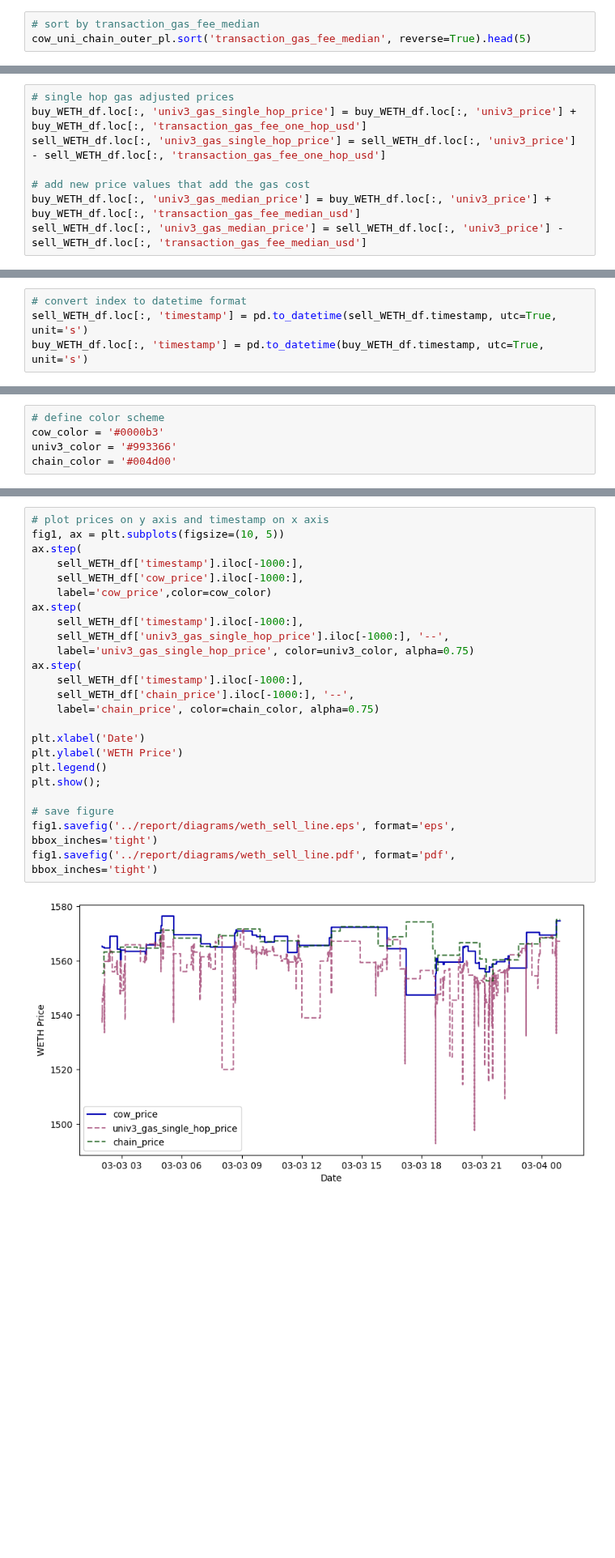
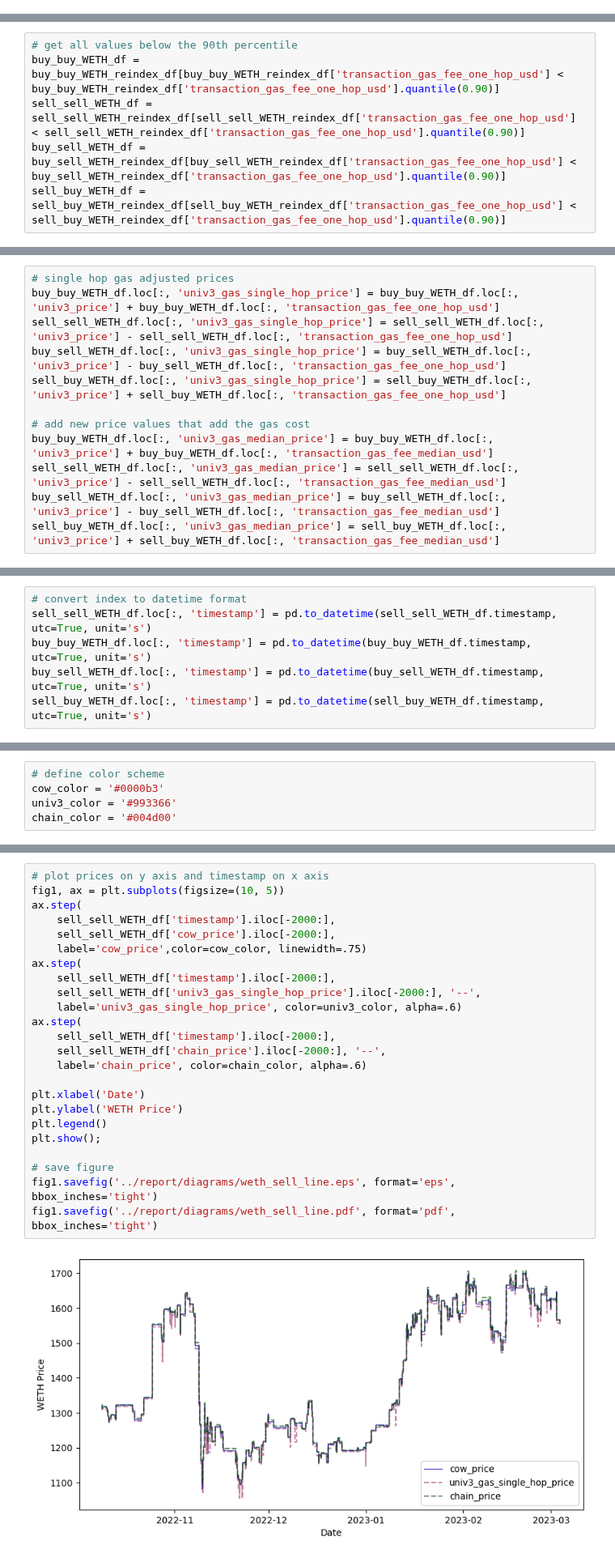
Before and after one commit to mohammed7s/Feedlot, a Jupyter notebook: pipeline/data_analysis.ipynb, the cells around one changed output, grey strips where cells are left out. Shown at 81% size. Drawn from its saved outputs; the diff is of its cells as text; blank space fills up the shorter version.

```diff
--- a/pipeline/data_analysis.ipynb
+++ b/pipeline/data_analysis.ipynb
@@ -38,6 +38,3 @@ cow_uni_chain_outer_pl.columns
  'swaps_amountOut_amountIn_ratio',
  'prices_assetPair_id',
  'prices_price']
-# %%
-# sort by transaction_gas_fee_median
-cow_uni_chain_outer_pl.sort('transaction_gas_fee_median', reverse=True).head(5)
@@ -138,0 +143,6 @@ print(sell_WETH_df.shape)
+# %%
+# get all values below the 90th percentile
+buy_buy_WETH_df = buy_buy_WETH_reindex_df[buy_buy_WETH_reindex_df['transaction_gas_fee_one_hop_usd'] < buy_buy_WETH_reindex_df['transaction_gas_fee_one_hop_usd'].quantile(0.90)]
+sell_sell_WETH_df = sell_sell_WETH_reindex_df[sell_sell_WETH_reindex_df['transaction_gas_fee_one_hop_usd'] < sell_sell_WETH_reindex_df['transaction_gas_fee_one_hop_usd'].quantile(0.90)]
+buy_sell_WETH_df = buy_sell_WETH_reindex_df[buy_sell_WETH_reindex_df['transaction_gas_fee_one_hop_usd'] < buy_sell_WETH_reindex_df['transaction_gas_fee_one_hop_usd'].quantile(0.90)]
+sell_buy_WETH_df = sell_buy_WETH_reindex_df[sell_buy_WETH_reindex_df['transaction_gas_fee_one_hop_usd'] < sell_buy_WETH_reindex_df['transaction_gas_fee_one_hop_usd'].quantile(0.90)]
@@ -139,11 +159,15 @@ print(sell_WETH_df.shape)
 # %%
 # single hop gas adjusted prices
-buy_WETH_df.loc[:, 'univ3_gas_single_hop_price'] = buy_WETH_df.loc[:, 'univ3_price'] + buy_WETH_df.loc[:, 'transaction_gas_fee_one_hop_usd']
-sell_WETH_df.loc[:, 'univ3_gas_single_hop_price'] = sell_WETH_df.loc[:, 'univ3_price'] - sell_WETH_df.loc[:, 'transaction_gas_fee_one_hop_usd']
+buy_buy_WETH_df.loc[:, 'univ3_gas_single_hop_price'] = buy_buy_WETH_df.loc[:, 'univ3_price'] + buy_buy_WETH_df.loc[:, 'transaction_gas_fee_one_hop_usd']
+sell_sell_WETH_df.loc[:, 'univ3_gas_single_hop_price'] = sell_sell_WETH_df.loc[:, 'univ3_price'] - sell_sell_WETH_df.loc[:, 'transaction_gas_fee_one_hop_usd']
+buy_sell_WETH_df.loc[:, 'univ3_gas_single_hop_price'] = buy_sell_WETH_df.loc[:, 'univ3_price'] - buy_sell_WETH_df.loc[:, 'transaction_gas_fee_one_hop_usd']
+sell_buy_WETH_df.loc[:, 'univ3_gas_single_hop_price'] = sell_buy_WETH_df.loc[:, 'univ3_price'] + sell_buy_WETH_df.loc[:, 'transaction_gas_fee_one_hop_usd']
 
 # add new price values that add the gas cost
-buy_WETH_df.loc[:, 'univ3_gas_median_price'] = buy_WETH_df.loc[:, 'univ3_price'] + buy_WETH_df.loc[:, 'transaction_gas_fee_median_usd']
-sell_WETH_df.loc[:, 'univ3_gas_median_price'] = sell_WETH_df.loc[:, 'univ3_price'] - sell_WETH_df.loc[:, 'transaction_gas_fee_median_usd']
+buy_buy_WETH_df.loc[:, 'univ3_gas_median_price'] = buy_buy_WETH_df.loc[:, 'univ3_price'] + buy_buy_WETH_df.loc[:, 'transaction_gas_fee_median_usd']
+sell_sell_WETH_df.loc[:, 'univ3_gas_median_price'] = sell_sell_WETH_df.loc[:, 'univ3_price'] - sell_sell_WETH_df.loc[:, 'transaction_gas_fee_median_usd']
+buy_sell_WETH_df.loc[:, 'univ3_gas_median_price'] = buy_sell_WETH_df.loc[:, 'univ3_price'] - buy_sell_WETH_df.loc[:, 'transaction_gas_fee_median_usd']
+sell_buy_WETH_df.loc[:, 'univ3_gas_median_price'] = sell_buy_WETH_df.loc[:, 'univ3_price'] + sell_buy_WETH_df.loc[:, 'transaction_gas_fee_median_usd']
 # %% [output]
 A value is trying to be set on a copy of a slice from a DataFrame.
 Try using .loc[row_indexer,col_indexer] = value instead
@@ -168,7 +189,9 @@ See the caveats in the documentation: https://pandas.pydata.org/pandas-docs/stab
 # %%
 # convert index to datetime format
-sell_WETH_df.loc[:, 'timestamp'] = pd.to_datetime(sell_WETH_df.timestamp, utc=True, unit='s')
-buy_WETH_df.loc[:, 'timestamp'] = pd.to_datetime(buy_WETH_df.timestamp, utc=True, unit='s')
+sell_sell_WETH_df.loc[:, 'timestamp'] = pd.to_datetime(sell_sell_WETH_df.timestamp, utc=True, unit='s')
+buy_buy_WETH_df.loc[:, 'timestamp'] = pd.to_datetime(buy_buy_WETH_df.timestamp, utc=True, unit='s')
+buy_sell_WETH_df.loc[:, 'timestamp'] = pd.to_datetime(buy_sell_WETH_df.timestamp, utc=True, unit='s')
+sell_buy_WETH_df.loc[:, 'timestamp'] = pd.to_datetime(sell_buy_WETH_df.timestamp, utc=True, unit='s')
 # %% [output]
 A value is trying to be set on a copy of a slice from a DataFrame.
 Try using .loc[row_indexer,col_indexer] = value instead
@@ -188,28 +228,28 @@ chain_color = '#004d00'
 # %%
 # plot prices on y axis and timestamp on x axis
 fig1, ax = plt.subplots(figsize=(10, 5))
 ax.step(
-    sell_WETH_df['timestamp'].iloc[-1000:],
-    sell_WETH_df['cow_price'].iloc[-1000:],
-    label='cow_price',color=cow_color)
+    sell_sell_WETH_df['timestamp'].iloc[-2000:],
+    sell_sell_WETH_df['cow_price'].iloc[-2000:],
+    label='cow_price',color=cow_color, linewidth=.75)
 ax.step(
-    sell_WETH_df['timestamp'].iloc[-1000:],
-    sell_WETH_df['univ3_gas_single_hop_price'].iloc[-1000:], '--',
-    label='univ3_gas_single_hop_price', color=univ3_color, alpha=0.75)
+    sell_sell_WETH_df['timestamp'].iloc[-2000:],
+    sell_sell_WETH_df['univ3_gas_single_hop_price'].iloc[-2000:], '--',
+    label='univ3_gas_single_hop_price', color=univ3_color, alpha=.6)
 ax.step(
-    sell_WETH_df['timestamp'].iloc[-1000:],
-    sell_WETH_df['chain_price'].iloc[-1000:], '--',
-    label='chain_price', color=chain_color, alpha=0.75)
+    sell_sell_WETH_df['timestamp'].iloc[-2000:],
+    sell_sell_WETH_df['chain_price'].iloc[-2000:], '--',
+    label='chain_price', color=chain_color, alpha=.6)
 
 plt.xlabel('Date')
 plt.ylabel('WETH Price')
 plt.legend()
 plt.show();
 
 # save figure
 fig1.savefig('../report/diagrams/weth_sell_line.eps', format='eps', bbox_inches='tight')
 fig1.savefig('../report/diagrams/weth_sell_line.pdf', format='pdf', bbox_inches='tight')
 # %% [output]
-[figure, old version]
+[figure, new version]
 The PostScript backend does not support transparency; partially transparent artists will be rendered opaque.
 # %%
```
Also changed, not shown: parts of 26 cells of this notebook, 9 other files.
